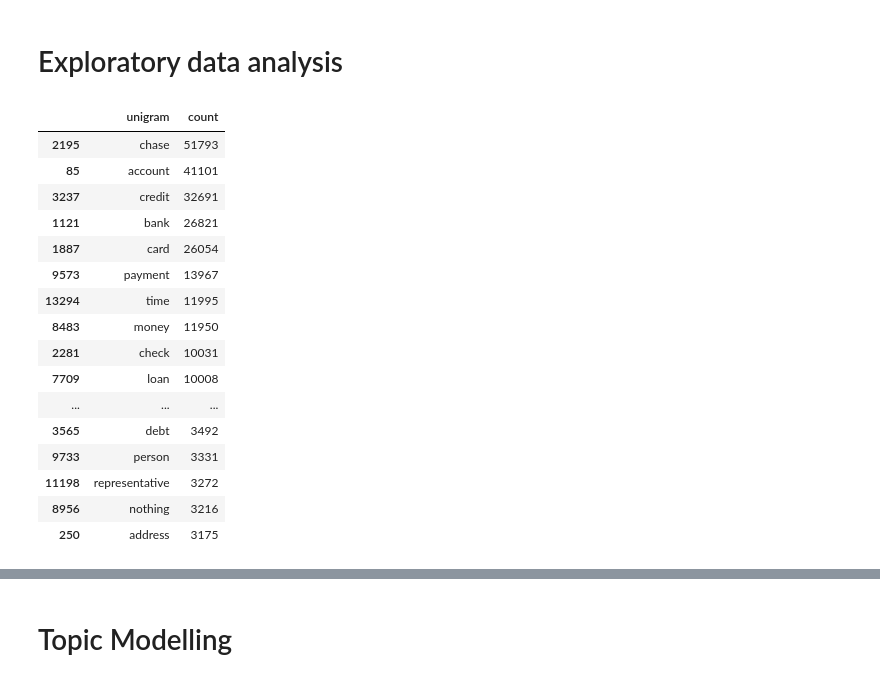
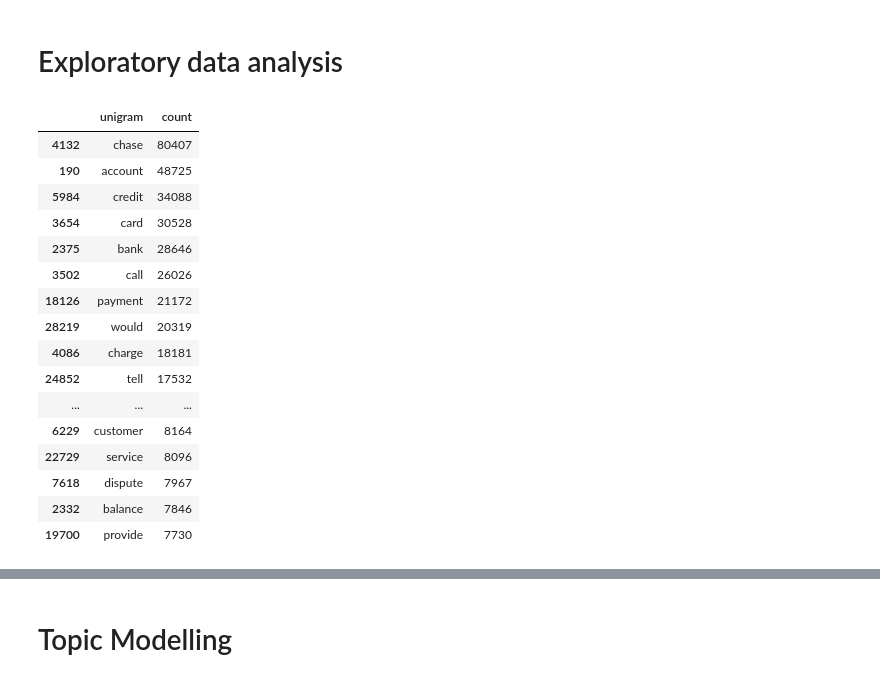
Before and after one commit to dxlee0807/classify_prioritise_complaint_ticket, a Jupyter notebook: financial_ticket_v2.ipynb, the cells around one changed output, grey strips where cells are left out. Drawn from its saved outputs; the diff is of its cells as text; code cells hidden in the pictures.

```diff
--- a/financial_ticket_v2.ipynb
+++ b/financial_ticket_v2.ipynb
@@ -254,0 +345,22 @@ df_complain_text
+# %%
+def preprocess_text(text):
+    tokens = clean_text(text)
+    lemmas = lemmatise_with_pos_tagged(tokens)
+    preprocessed_text = further_clean(lemmas)
+    return preprocessed_text
+# %%
+# drop unnecessary columns
+df.drop(['index', 'type', 'id', 'score', 'tags', 'zip_code','complaint_id', 'issue', 'date_received',
+       'state', 'consumer_disputed', 'product','company_response', 'company', 'submitted_via',
+       'date_sent_to_company', 'company_public_response','sub_product', 'timely',
+       'sub_issue','consumer_consent_provided'],axis=1,inplace=True)
+
+# remove values containing empty strings or only whitespaces of complaint_what_happened column
+df['complaint_what_happened'].replace(r'^\s*$', np.nan, regex=True, inplace=True)
+df.dropna(inplace=True)
+
+# Apply text preprocessing to the 'complaint_what_happened' column
+df['preprocessed_text'] = df['complaint_what_happened'].apply(preprocess_text)
+
+# Display the preprocessed text
+df.head()
@@ -330,31 +398,31 @@ See the caveats in the documentation: https://pandas.pydata.org/pandas-docs/stab
 # %%
 # unigram frequency
 from nltk.tokenize import word_tokenize
 
-text = " ".join(list(df_complain_processed['complaint_remove_specific_unigram']))
+text = " ".join(list(df['preprocessed_text']))
 uni_tokens = word_tokenize(text)
 unigram_df = pd.DataFrame({'unigram':uni_tokens})
 
 unigram_freq_df = unigram_df.groupby('unigram').size().reset_index(name='count').sort_values(by='count', ascending=False)
 unigram_freq_df.iloc[:49]
 # %% [output]
 |  | unigram | count |
-| 2195 | chase | 51793 |
-| 85 | account | 41101 |
-| 3237 | credit | 32691 |
-| 1121 | bank | 26821 |
-| 1887 | card | 26054 |
-| 9573 | payment | 13967 |
-| 13294 | time | 11995 |
-| 8483 | money | 11950 |
-| 2281 | check | 10031 |
-| 7709 | loan | 10008 |
+| 4132 | chase | 80407 |
+| 190 | account | 48725 |
+| 5984 | credit | 34088 |
+| 3654 | card | 30528 |
+| 2375 | bank | 28646 |
+| 3502 | call | 26026 |
+| 18126 | payment | 21172 |
+| 28219 | would | 20319 |
+| 4086 | charge | 18181 |
+| 24852 | tell | 17532 |
 | ... | ... | ... |
-| 3565 | debt | 3492 |
-| 9733 | person | 3331 |
-| 11198 | representative | 3272 |
-| 8956 | nothing | 3216 |
-| 250 | address | 3175 |
+| 6229 | customer | 8164 |
+| 22729 | service | 8096 |
+| 7618 | dispute | 7967 |
+| 2332 | balance | 7846 |
+| 19700 | provide | 7730 |
 # %%
 # bigram
 import itertools
```
Also changed, not shown: parts of 38 cells of this notebook, 1 other file.
